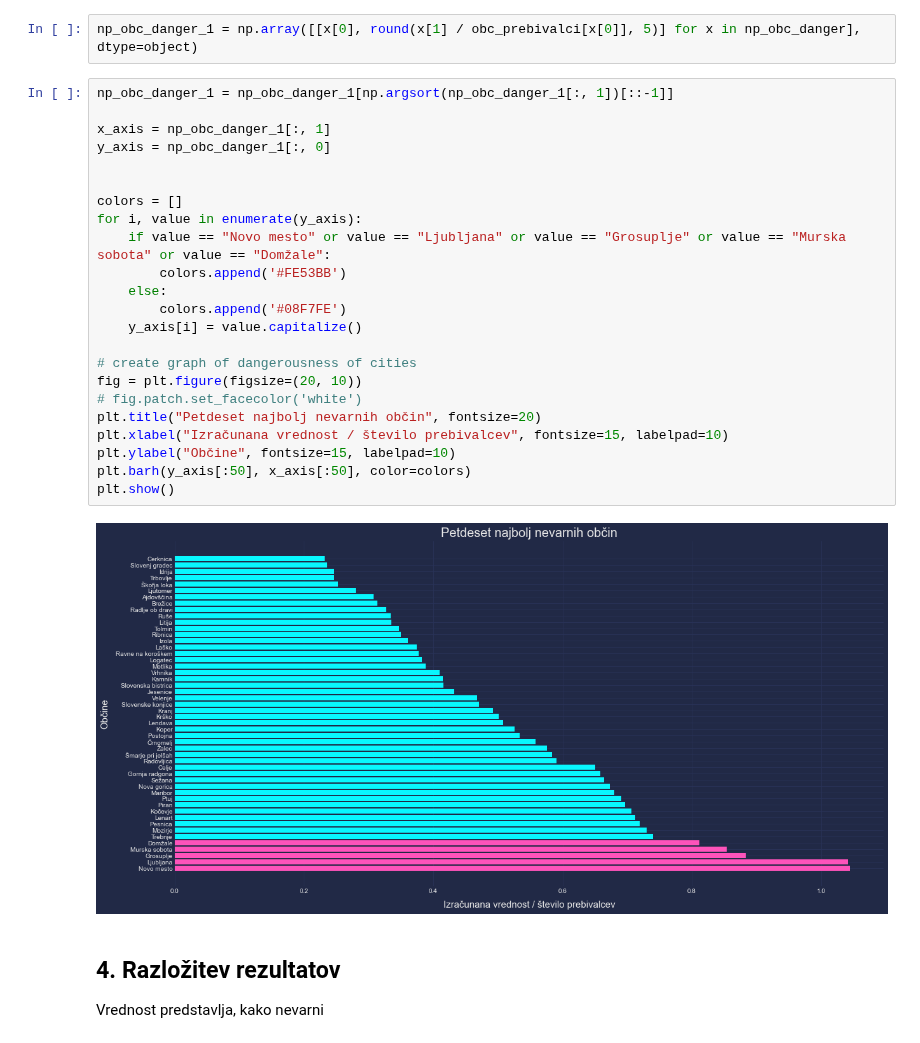
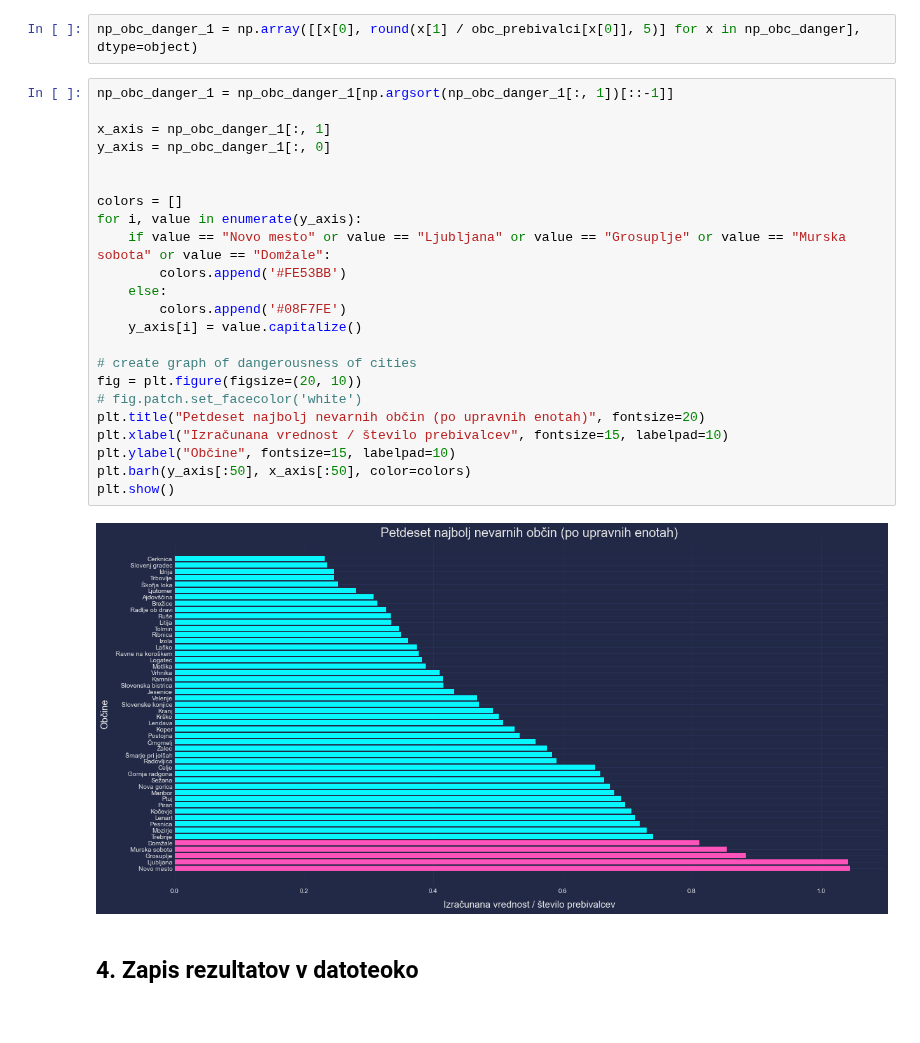
Before and after one commit to zrezke/PR21mlfjis, a Jupyter notebook: data_processing/varnost_posameznih_obcin.ipynb, the cells around one changed output. Drawn from its saved outputs; the diff is of its cells as text.

```diff
--- a/data_processing/varnost_posameznih_obcin.ipynb
+++ b/data_processing/varnost_posameznih_obcin.ipynb
@@ -154,29 +154,27 @@ np_obc_danger_1 = np.array([[x[0], round(x[1] / obc_prebivalci[x[0]], 5)] for x
 # %%
 np_obc_danger_1 = np_obc_danger_1[np.argsort(np_obc_danger_1[:, 1])[::-1]]
 
 x_axis = np_obc_danger_1[:, 1]
 y_axis = np_obc_danger_1[:, 0]
 
 
 colors = []
 for i, value in enumerate(y_axis):
     if value == "Novo mesto" or value == "Ljubljana" or value == "Grosuplje" or value == "Murska sobota" or value == "Domžale":
         colors.append('#FE53BB')
     else:
         colors.append('#08F7FE')
     y_axis[i] = value.capitalize()
 
 # create graph of dangerousness of cities
 fig = plt.figure(figsize=(20, 10))
 # fig.patch.set_facecolor('white')
-plt.title("Petdeset najbolj nevarnih občin", fontsize=20)
+plt.title("Petdeset najbolj nevarnih občin (po upravnih enotah)", fontsize=20)
 plt.xlabel("Izračunana vrednost / število prebivalcev", fontsize=15, labelpad=10)
 plt.ylabel("Občine", fontsize=15, labelpad=10)
 plt.barh(y_axis[:50], x_axis[:50], color=colors)
 plt.show()
 # %% [output]
-[figure, old version]
+[figure, new version]
-# %% [markdown]
-## 4. Razložitev rezultatov
-
-Vrednost predstavlja, kako nevarni
+# %% [markdown]
+## 4. Zapis rezultatov v datoteoko
```
Also changed, not shown: parts of 2 cells of this notebook, 3 other files.
